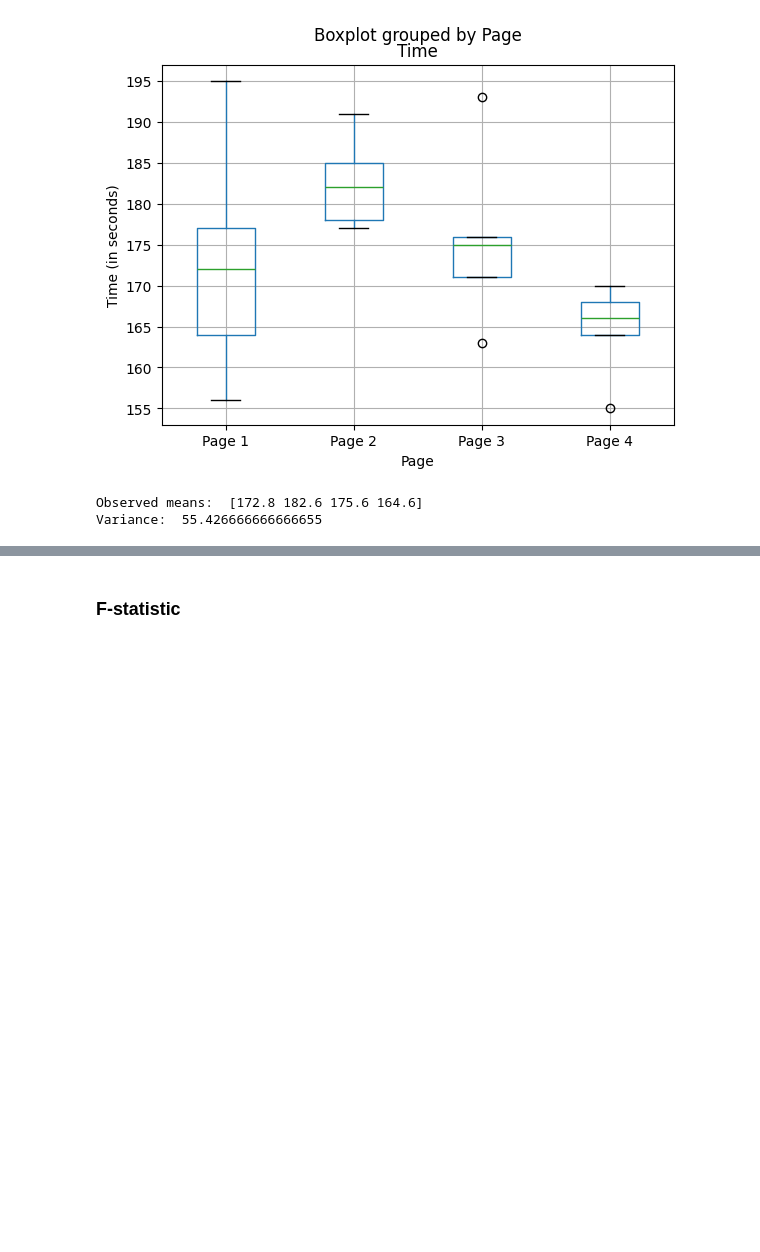
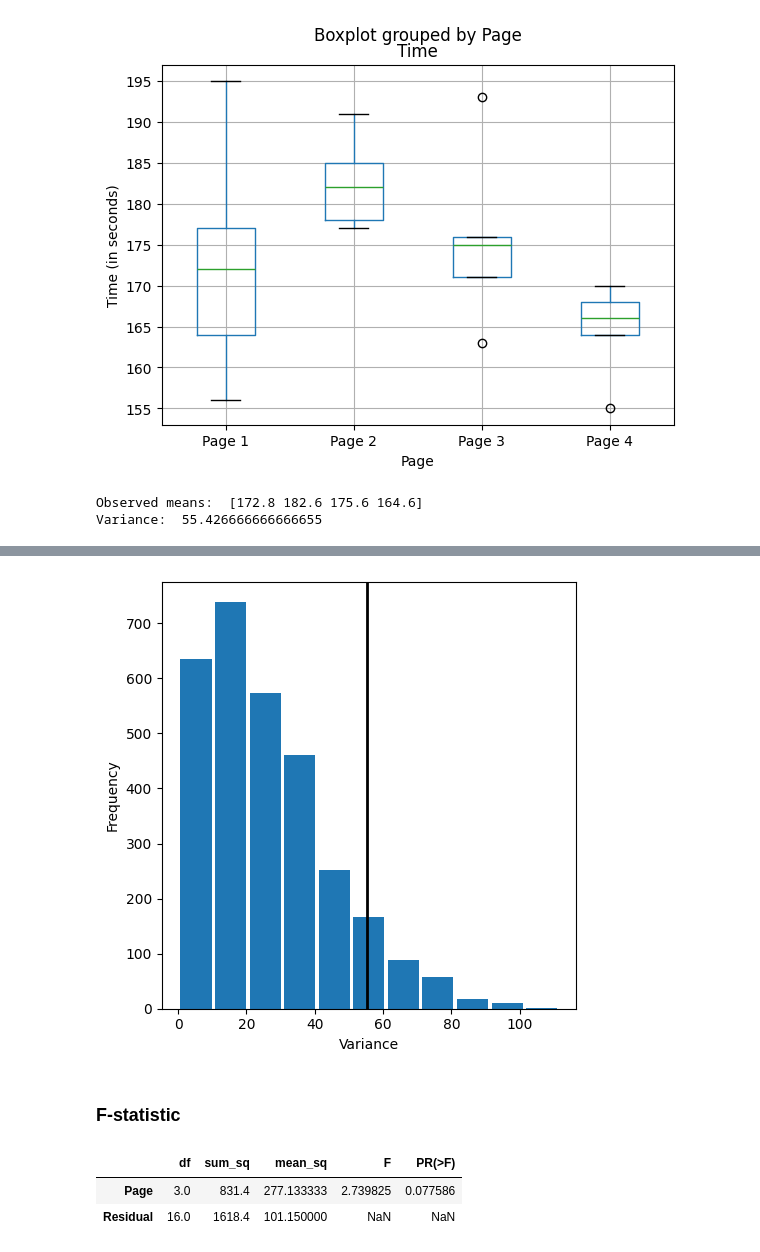
Before and after one commit to RijalChirayu/PracticalStatisitcs, a Jupyter notebook: chapter_3.ipynb, the cells around one changed output, grey strips where cells are left out. Cells and saved outputs as stored; diff of their text form; code cells hidden in the pictures; blank space fills up the shorter version.

```diff
--- a/chapter_3.ipynb
+++ b/chapter_3.ipynb
@@ -173,2 +173,13 @@ Pr(Prob) 0.083
+# %%
+fig , ax = plt.subplots(figsize=(5 ,5 ))
+ax.hist(perm_variance , bins = 11 , rwidth= 0.9)
+ax.axvline(x = observed_variance , color = 'black' , lw = 2 )
+ax.set_xlabel("Variance")
+ax.set_ylabel("Frequency")
+
+plt.tight_layout()
+plt.show()
+# %% [output]
+[figure, added]
 # %% [markdown]
 ### F-statistic
@@ -174,0 +190,8 @@ Pr(Prob) 0.083
+# %%
+model = smf.ols('Time ~ Page' , data = four_sessions).fit()
+aov_table = sm.stats.anova_lm(model)
+aov_table
+# %% [output]
+|  | df | sum_sq | mean_sq | F | PR(>F) |
+| Page | 3.0 | 831.4 | 277.133333 | 2.739825 | 0.077586 |
+| Residual | 16.0 | 1618.4 | 101.150000 | NaN | NaN |
```
Also changed, not shown: parts of 9 cells of this notebook, 1 other file.
